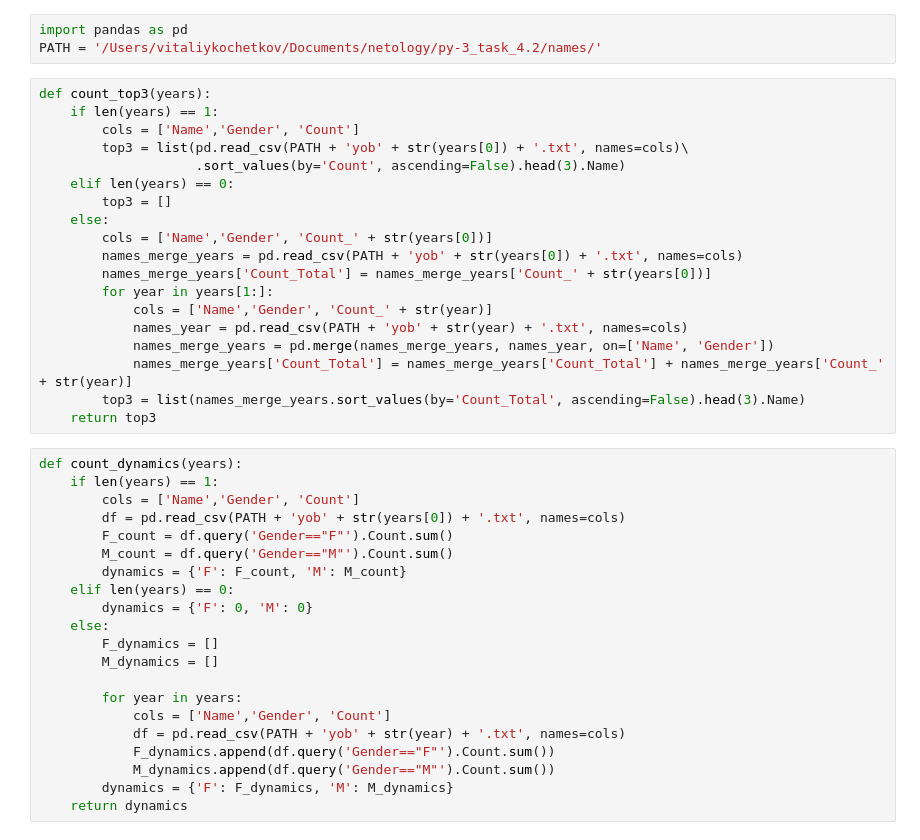
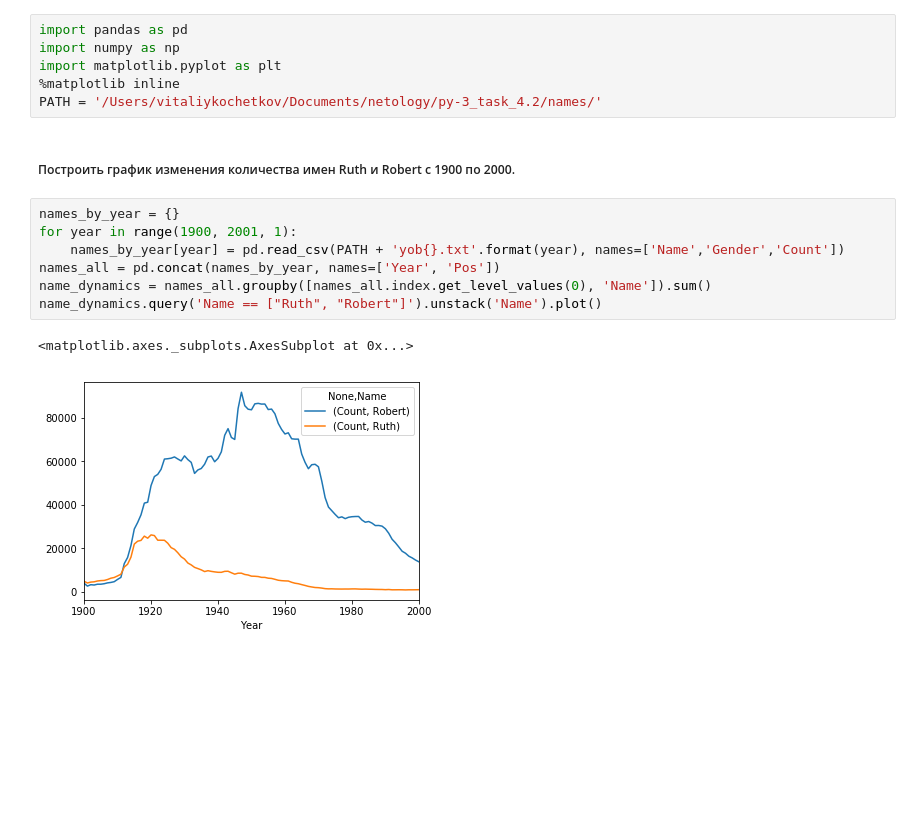
Before and after one commit to vlk83/py-3_task_4.2, a Jupyter notebook: us_names_years_visual.ipynb, the cells around one changed output. Saved outputs shown, nothing was run; the diff lists cells and outputs as text; blank space fills up the shorter version.

```diff
--- a/us_names_years_visual.ipynb
+++ b/us_names_years_visual.ipynb
@@ -1,43 +1,18 @@
 # %%
 import pandas as pd
+import numpy as np
+import matplotlib.pyplot as plt
+%matplotlib inline
 PATH = '/Users/vitaliykochetkov/Documents/netology/py-3_task_4.2/names/'
-# %%
-def count_top3(years):
-    if len(years) == 1:
-        cols = ['Name','Gender', 'Count']
-        top3 = list(pd.read_csv(PATH + 'yob' + str(years[0]) + '.txt', names=cols)\
-                    .sort_values(by='Count', ascending=False).head(3).Name)
-    elif len(years) == 0:
-        top3 = []
-    else:
-        cols = ['Name','Gender', 'Count_' + str(years[0])]
-        names_merge_years = pd.read_csv(PATH + 'yob' + str(years[0]) + '.txt', names=cols)
-        names_merge_years['Count_Total'] = names_merge_years['Count_' + str(years[0])]
-        for year in years[1:]:
-            cols = ['Name','Gender', 'Count_' + str(year)]
-            names_year = pd.read_csv(PATH + 'yob' + str(year) + '.txt', names=cols)
-            names_merge_years = pd.merge(names_merge_years, names_year, on=['Name', 'Gender'])
-            names_merge_years['Count_Total'] = names_merge_years['Count_Total'] + names_merge_years['Count_' + str(year)]
-        top3 = list(names_merge_years.sort_values(by='Count_Total', ascending=False).head(3).Name)
-    return top3
-# %%
-def count_dynamics(years):
-    if len(years) == 1:
-        cols = ['Name','Gender', 'Count']
-        df = pd.read_csv(PATH + 'yob' + str(years[0]) + '.txt', names=cols)
-        F_count = df.query('Gender=="F"').Count.sum()
-        M_count = df.query('Gender=="M"').Count.sum()
-        dynamics = {'F': F_count, 'M': M_count}
-    elif len(years) == 0:
-        dynamics = {'F': 0, 'M': 0}
-    else:
-        F_dynamics = []
-        M_dynamics = []
-
-        for year in years:
-            cols = ['Name','Gender', 'Count']
-            df = pd.read_csv(PATH + 'yob' + str(year) + '.txt', names=cols)
-            F_dynamics.append(df.query('Gender=="F"').Count.sum())
-            M_dynamics.append(df.query('Gender=="M"').Count.sum())
-        dynamics = {'F': F_dynamics, 'M': M_dynamics}
-    return dynamics
+# %% [markdown]
+##### Построить график изменения количества имен Ruth и Robert с 1900 по 2000.
+# %%
+names_by_year = {}
+for year in range(1900, 2001, 1):
+    names_by_year[year] = pd.read_csv(PATH + 'yob{}.txt'.format(year), names=['Name','Gender','Count'])
+names_all = pd.concat(names_by_year, names=['Year', 'Pos'])
+name_dynamics = names_all.groupby([names_all.index.get_level_values(0), 'Name']).sum()
+name_dynamics.query('Name == ["Ruth", "Robert"]').unstack('Name').plot()
+# %% [output]
+<matplotlib.axes._subplots.AxesSubplot at 0x...>
+[figure, added]
```
Also changed, not shown: parts of 6 cells of this notebook.
